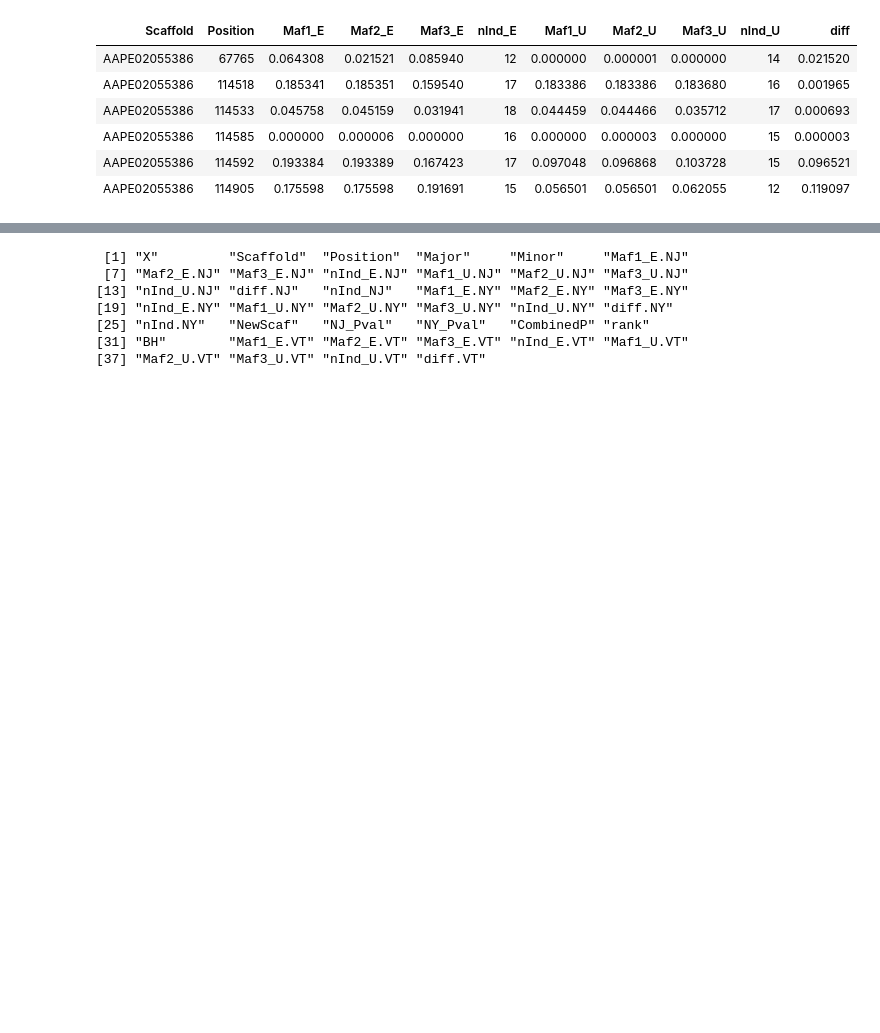
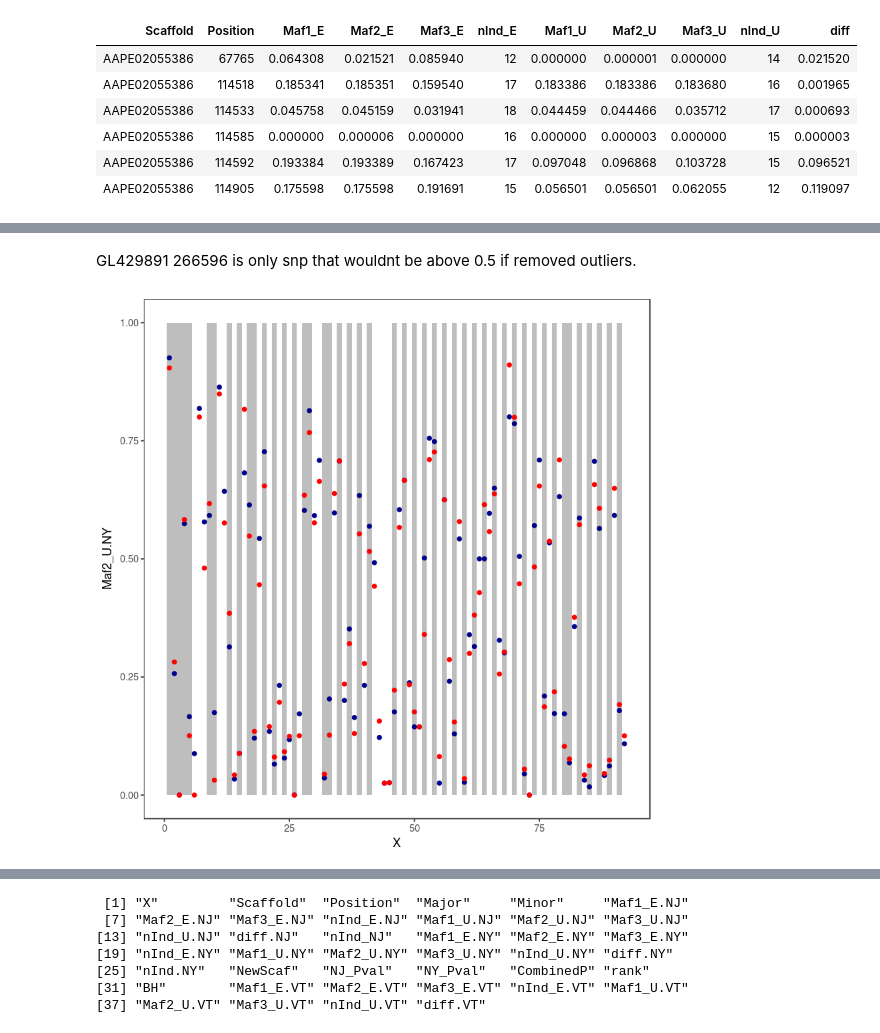
Before and after one commit to sagw/WNS_WGS, a Jupyter notebook: Notebooks/Angsd_all_SNP_graphs.ipynb, the cells around one changed output, grey strips where cells are left out. Saved outputs shown, nothing was run; the diff lists cells and outputs as text; code cells hidden in the pictures; blank space fills up the shorter version.

```diff
--- a/Notebooks/Angsd_all_SNP_graphs.ipynb
+++ b/Notebooks/Angsd_all_SNP_graphs.ipynb
@@ -95,3 +95,6 @@ Read 21293910 rows and 16 (of 16) columns from 2.106 GB file in 00:01:00
 #njeusnpsAll=rbind(njeusnps, njeuneg)
 #nyeusnpsAll=rbind(nyeusnps, nyeuneg)
 vteusnpsAll=rbind(vteusnps, vteuneg)
+# %%
+nyout=fread("NY_U_noOut_filt.mafs")
+vtout=fread("VT_U_noOut_filt.mafs")
@@ -396,0 +418,4 @@ mafsNJNY50SigVT=read.csv("~/WGS/SNPS/All_mylu/snps/njnyeu50SigMafsVT.csv")
+# %%
+out=merge(vtout, nyout, by=c("Scaffold", "Position"))
+# %%
+mafsNJNY50SigVTout=merge(mafsNJNY50SigVT, out, by=c("Scaffold", "Position"))
@@ -396,0 +462,13 @@ mafsNJNY50SigVT=read.csv("~/WGS/SNPS/All_mylu/snps/njnyeu50SigMafsVT.csv")
+# %% [markdown]
+GL429891   266596 is only snp that wouldnt be above 0.5 if removed outliers.
+# %%
+print(ggplot()+ geom_rect(data=mafsNJNY50SigVTout, (aes(xmin=X-0.5, xmax=X+0.5,
+ymin=0, ymax=1, fill=factor(Scaffold)))) +
+scale_fill_manual(values=rep(c("grey", "white"), 38), guide=FALSE)
+      + geom_point(data=mafsNJNY50SigVTout, aes(x=X, y=Maf2_U.NY), colour="darkblue")+ theme_bw()
+    + theme( panel.grid.minor = element_blank(), panel.grid.major = element_blank())
+    +  geom_point(data=mafsNJNY50SigVTout, aes(x=X, y=Maf2_UOutNY), colour="red")
+     + ylim(0, 1)
+     )
+# %% [output]
+[figure, added]
```
Also changed, not shown: parts of 7 cells of this notebook, 1 other file.
